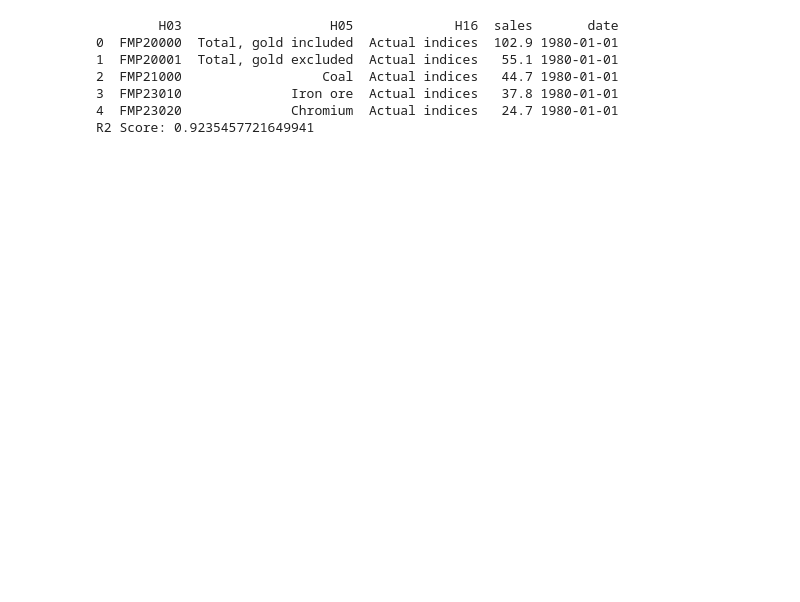
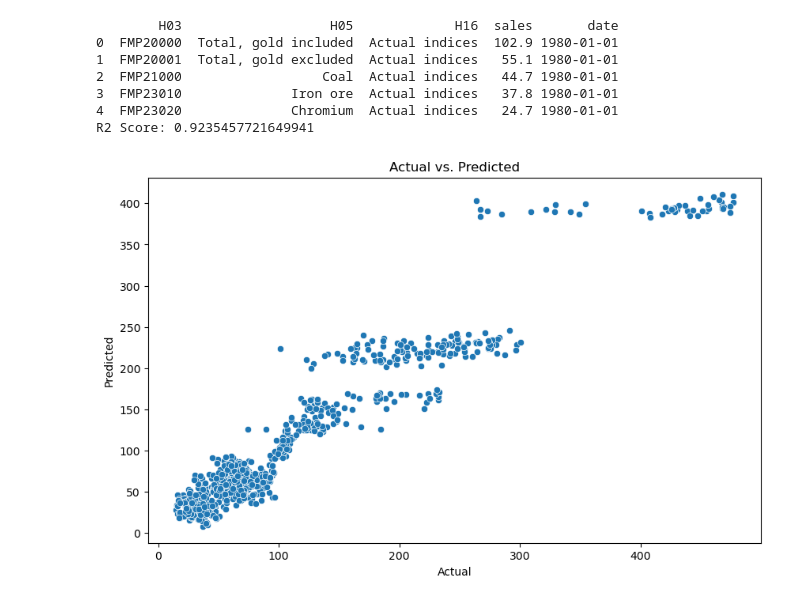
Before and after one commit to EllenMaseko/202000696_ES_Maseko_Class_Activity1, a Jupyter notebook: Activity.ipynb, the cells around one changed output. Saved outputs shown, nothing was run; the diff lists cells and outputs as text; code cells hidden in the pictures; blank space fills up the shorter version.

```diff
--- a/Activity.ipynb
+++ b/Activity.ipynb
@@ -55,0 +59,9 @@ R2 Score: 0.9235457721649941
+# %%
+plt.figure(figsize=(10, 6))
+sns.scatterplot(x=y_test, y=y_pred)
+plt.xlabel('Actual')
+plt.ylabel('Predicted')
+plt.title('Actual vs. Predicted')
+plt.savefig('actual_vs_predicted.png')
+# %% [output]
+[figure, added]
```
Also changed, not shown: parts of 1 cell of this notebook, 1 other file.
